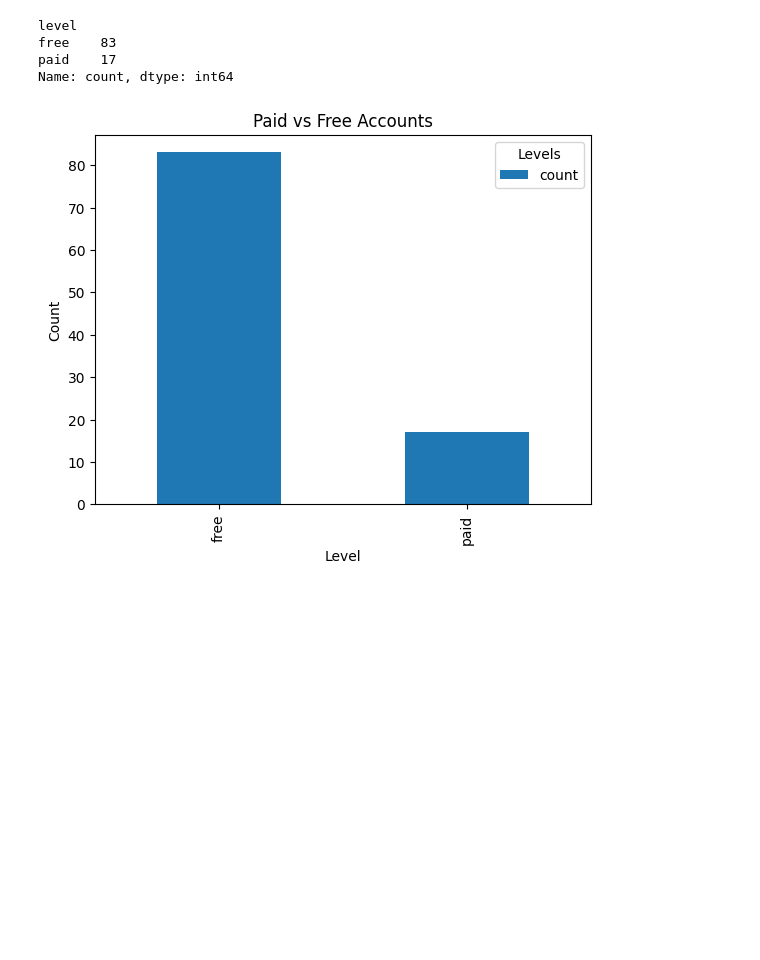
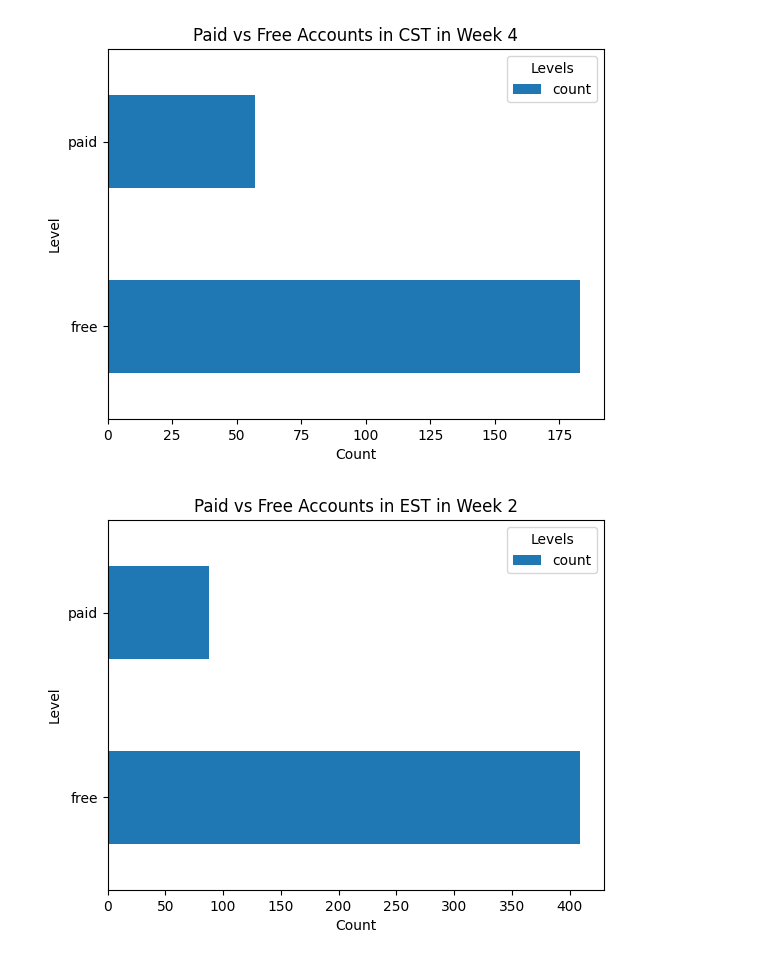
Before and after one commit to mnawar27/CaDence_nb.st_version, a Jupyter notebook: CaDence.ipynb, the cells around one changed output. Cells and saved outputs as stored; diff of their text form; code cells hidden in the pictures; blank space fills up the shorter version.

```diff
--- a/CaDence.ipynb
+++ b/CaDence.ipynb
@@ -80,7 +106,15 @@ hast=["AK","HI"]
 # %%
-#### Refine Data into timezones
+#### Refine Data into timezones.
 est_df = omega_raw[omega_raw['state'].isin(est)]
 cst_df = omega_raw[omega_raw['state'].isin(cst)]
 mst_df = omega_raw[omega_raw['state'].isin(mst)]
 pst_df = omega_raw[omega_raw['state'].isin(pst)]
-hast_df = omega_raw[omega_raw['state'].isin(hast)]
+hst_df = omega_raw[omega_raw['state'].isin(hst)]
+
+## Adding TZ col to a already filtered DF seems silly, but it's to make formated printing easier later lol
+#### Dont worry about the caveats below, it still works as expected andh opefully still will next week
+est_df['time_zone'] = 'EST'
+cst_df['time_zone'] = 'CST'
+mst_df['time_zone'] = 'MST'
+pst_df['time_zone'] = 'PST'
+hst_df['time_zone'] = 'HST'
@@ -276,25 +453,36 @@ Name: count, dtype: int64
 # %%
-#### What Paid Level is most common per time zone?
+# #### What Paid Level is most common per time zone?
 
-overall_paid_level=omega_raw.groupby('userId')['level'].first().value_counts()
-est_paid_level = est_df.groupby('userId')['level'].first().value_counts()
-cst_paid_level = cst_df.groupby('userId')['level'].first().value_counts()
-mst_paid_level = mst_df.groupby('userId')['level'].first().value_counts()
-pst_paid_level = pst_df.groupby('userId')['level'].first().value_counts()
-hast_paid_level= hast_df.groupby('userId')['level'].first().value_counts()
-print(overall_paid_level)
+# overall_paid_level=omega_raw.groupby('userId')['level'].first().value_counts()
+# est_paid_level = est_df.groupby('userId')['level'].first().value_counts()
+# cst_paid_level = cst_df.groupby('userId')['level'].first().value_counts()
+# mst_paid_level = mst_df.groupby('userId')['level'].first().value_counts()
+# pst_paid_level = pst_df.groupby('userId')['level'].first().value_counts()
+# hst_paid_level= hst_df.groupby('userId')['level'].first().value_counts()
+# print(overall_paid_level)
 
-################Graph
-ax = overall_paid_level.plot(kind='bar', stacked=True)
-ax.set_xlabel("Level")
-ax.set_ylabel("Count")
-ax.set_title("Paid vs Free Accounts")
-plt.legend(title="Levels")
+df_selected_tz = cst_df
+selected_week='Week 4'
+df_selected_week=df_selected_tz.loc[df_selected_tz['week'] == selected_week]
 
-plt.show()
+def paid_level(df_selected_week):
+  paidlev=df_selected_week.groupby('userId')['level'].first().value_counts()
+  ########
+  ax = paidlev.plot(kind='barh', stacked=True)
+  ax.set_xlabel("Count")
+  ax.set_ylabel("Level")
+
+  ax.set_title(f"Paid vs Free Accounts in {df_selected_tz.iloc[1,12]} in {selected_week}")
+  plt.legend(title="Levels")
+  plt.show()
+
+paid_level(df_selected_week)
+
+df_selected_tz = est_df
+selected_week='Week 2'
+df_selected_week=df_selected_tz.loc[df_selected_tz['week'] == selected_week]
+
+paid_level(df_selected_week)
 # %% [output]
-level
-free    83
-paid    17
-Name: count, dtype: int64
-[figure, old version]
+[figure, new version]
+[figure, added]
```
Also changed, not shown: parts of 17 cells of this notebook, 1 other file.
